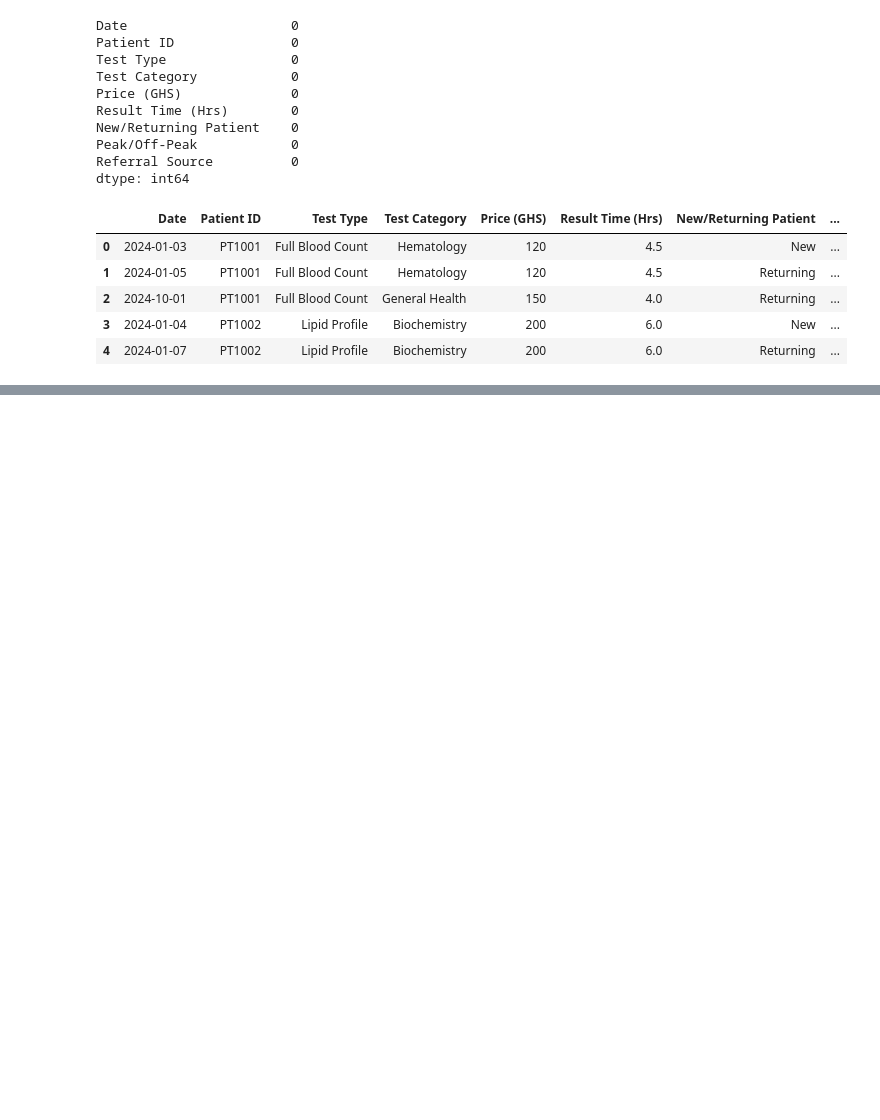
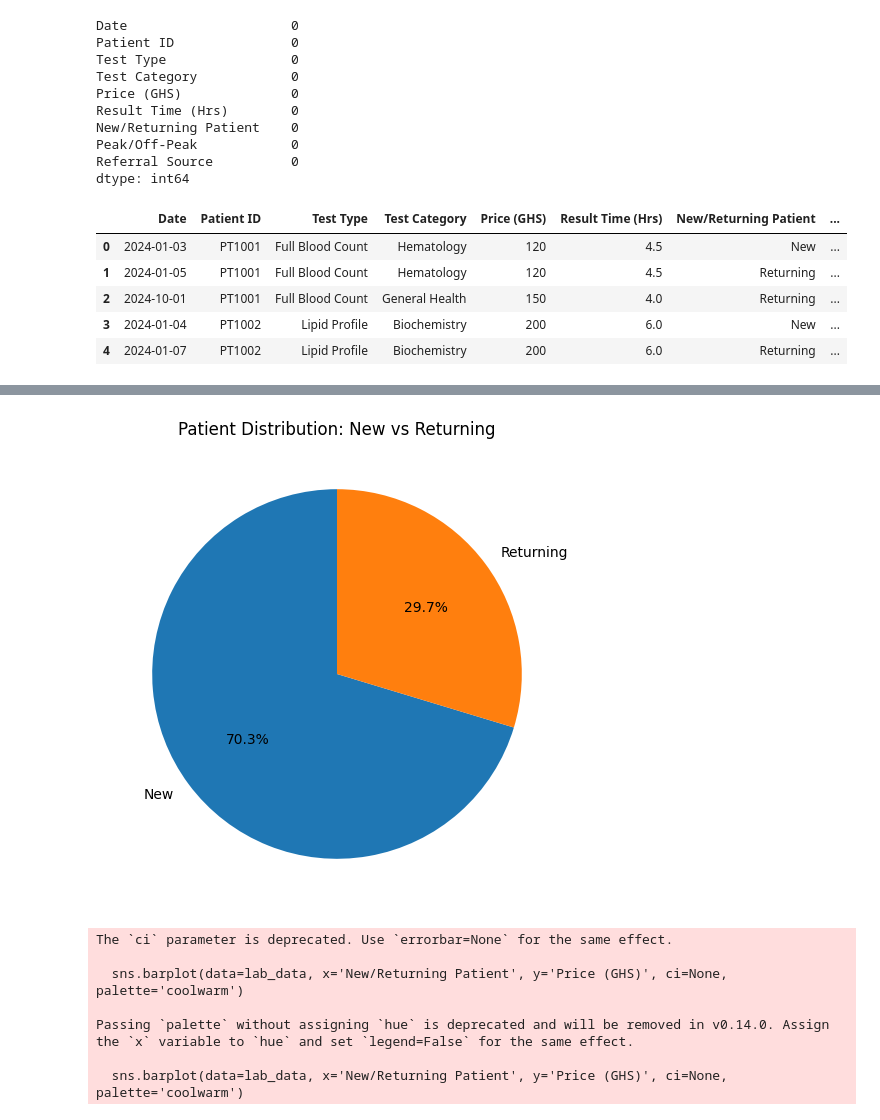
Before and after one commit to aquashie14/Med_Lab_Analysis, a Jupyter notebook: Notebooks/MLA.ipynb, the cells around one changed output, grey strips where cells are left out. Drawn from its saved outputs; the diff is of its cells as text; code cells hidden in the pictures; blank space fills up the shorter version.

```diff
--- a/Notebooks/MLA.ipynb
+++ b/Notebooks/MLA.ipynb
@@ -310,0 +351,21 @@ lab_data.head()
+# %%
+plt.figure(figsize=(6,6))
+lab_data['New/Returning Patient'].value_counts().plot.pie(autopct='%1.1f%%', startangle=90, colors=['#1f77b4','#ff7f0e'])
+plt.title('Patient Distribution: New vs Returning')
+plt.ylabel('')
+plt.show()
+
+plt.figure(figsize=(8,6))
+sns.barplot(data=lab_data, x='New/Returning Patient', y='Price (GHS)', ci=None, palette='coolwarm')
+plt.title('Average Spending by Patient Type')
+plt.ylabel('Average Price (GHS)')
+plt.show()
+# %% [output]
+[figure, added]
+The `ci` parameter is deprecated. Use `errorbar=None` for the same effect.
+
+  sns.barplot(data=lab_data, x='New/Returning Patient', y='Price (GHS)', ci=None, palette='coolwarm')
+
+Passing `palette` without assigning `hue` is deprecated and will be removed in v0.14.0. Assign the `x` variable to `hue` and set `legend=False` for the same effect.
+
+  sns.barplot(data=lab_data, x='New/Returning Patient', y='Price (GHS)', ci=None, palette='coolwarm')
```
Also changed, not shown: parts of 7 cells of this notebook.
